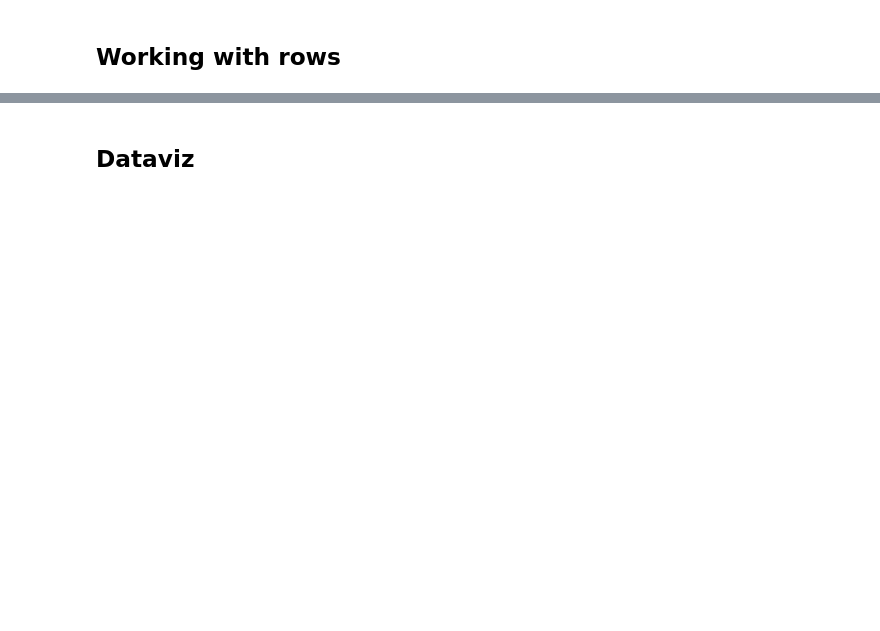
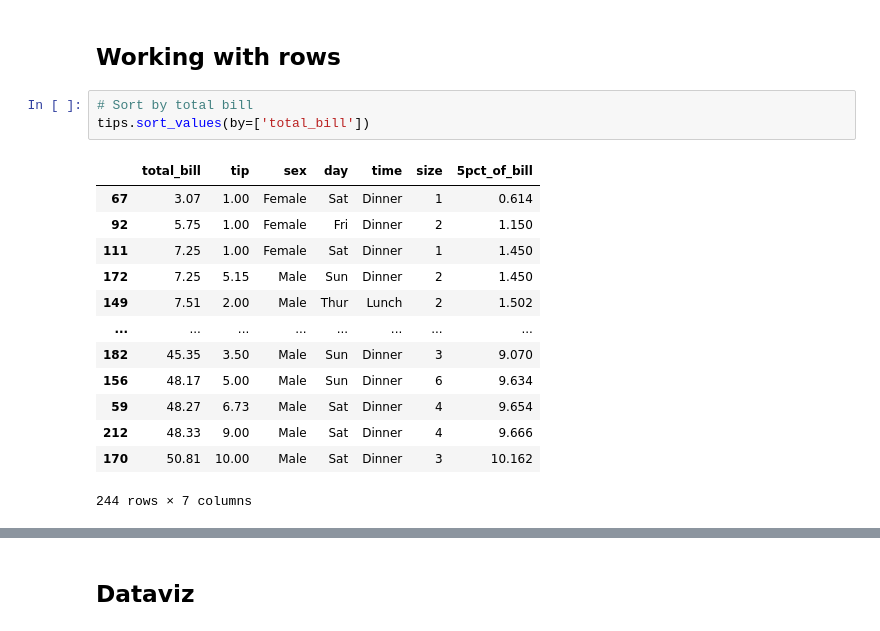
Before and after one commit to stringfestdata/aina-lets-learn-python, a Jupyter notebook: ch-12-demos.ipynb, the cells around one changed output, grey strips where cells are left out. Saved outputs shown, nothing was run; the diff lists cells and outputs as text; blank space fills up the shorter version.

```diff
--- a/ch-12-demos.ipynb
+++ b/ch-12-demos.ipynb
@@ -12,2 +77,19 @@ tips.head()
 # %% [markdown]
 ## Working with rows
+# %%
+# Sort by total bill
+tips.sort_values(by=['total_bill'])
+# %% [output]
+|  | total_bill | tip | sex | day | time | size | 5pct_of_bill |
+| 67 | 3.07 | 1.00 | Female | Sat | Dinner | 1 | 0.614 |
+| 92 | 5.75 | 1.00 | Female | Fri | Dinner | 2 | 1.150 |
+| 111 | 7.25 | 1.00 | Female | Sat | Dinner | 1 | 1.450 |
+| 172 | 7.25 | 5.15 | Male | Sun | Dinner | 2 | 1.450 |
+| 149 | 7.51 | 2.00 | Male | Thur | Lunch | 2 | 1.502 |
+| ... | ... | ... | ... | ... | ... | ... | ... |
+| 182 | 45.35 | 3.50 | Male | Sun | Dinner | 3 | 9.070 |
+| 156 | 48.17 | 5.00 | Male | Sun | Dinner | 6 | 9.634 |
+| 59 | 48.27 | 6.73 | Male | Sat | Dinner | 4 | 9.654 |
+| 212 | 48.33 | 9.00 | Male | Sat | Dinner | 4 | 9.666 |
+| 170 | 50.81 | 10.00 | Male | Sat | Dinner | 3 | 10.162 |
+244 rows × 7 columns
```
Also changed, not shown: parts of 25 cells of this notebook, 4 other files.
